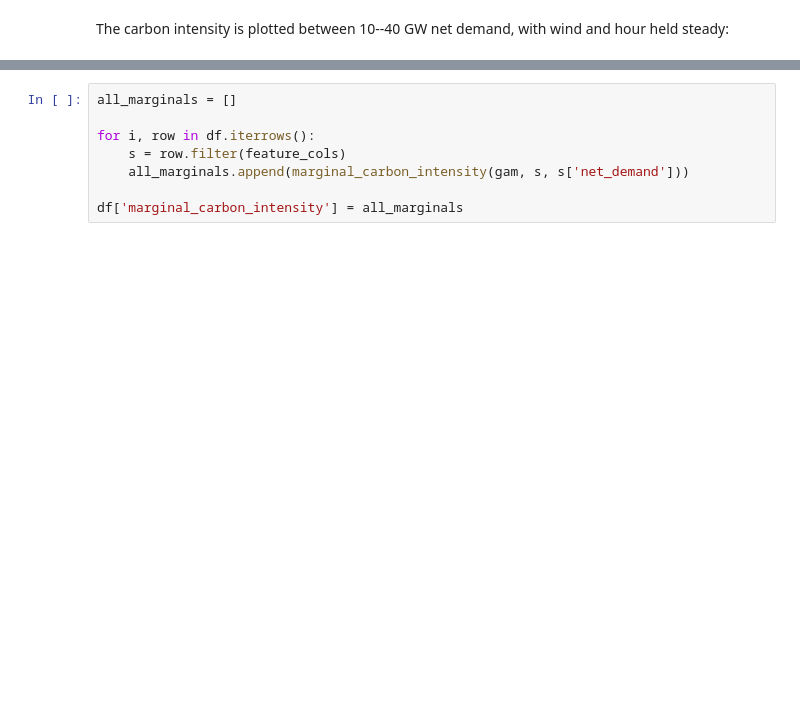
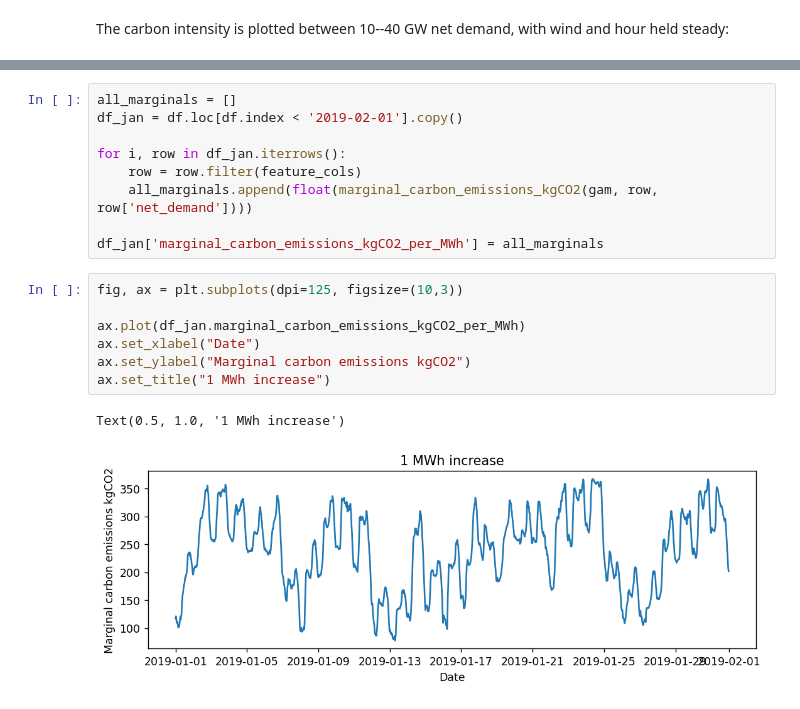
Before and after one commit to pwdemars/marginal_carbon_intensity, a Jupyter notebook: gams.ipynb, the cells around one changed output, grey strips where cells are left out. Drawn from its saved outputs; the diff is of its cells as text; blank space fills up the shorter version.

```diff
--- a/gams.ipynb
+++ b/gams.ipynb
@@ -312,8 +301,19 @@ Now for each period in the original data, calculate the marginal CO2 intensity s
 # %%
 all_marginals = []
+df_jan = df.loc[df.index < '2019-02-01'].copy()
 
-for i, row in df.iterrows():
-    s = row.filter(feature_cols)
-    all_marginals.append(marginal_carbon_intensity(gam, s, s['net_demand']))
+for i, row in df_jan.iterrows():
+    row = row.filter(feature_cols)
+    all_marginals.append(float(marginal_carbon_emissions_kgCO2(gam, row, row['net_demand'])))
 
-df['marginal_carbon_intensity'] = all_marginals
+df_jan['marginal_carbon_emissions_kgCO2_per_MWh'] = all_marginals
+# %%
+fig, ax = plt.subplots(dpi=125, figsize=(10,3))
+
+ax.plot(df_jan.marginal_carbon_emissions_kgCO2_per_MWh)
+ax.set_xlabel("Date")
+ax.set_ylabel("Marginal carbon emissions kgCO2")
+ax.set_title("1 MWh increase")
+# %% [output]
+Text(0.5, 1.0, '1 MWh increase')
+[figure, added]
```
Also changed, not shown: parts of 20 cells of this notebook, 2 other files.
